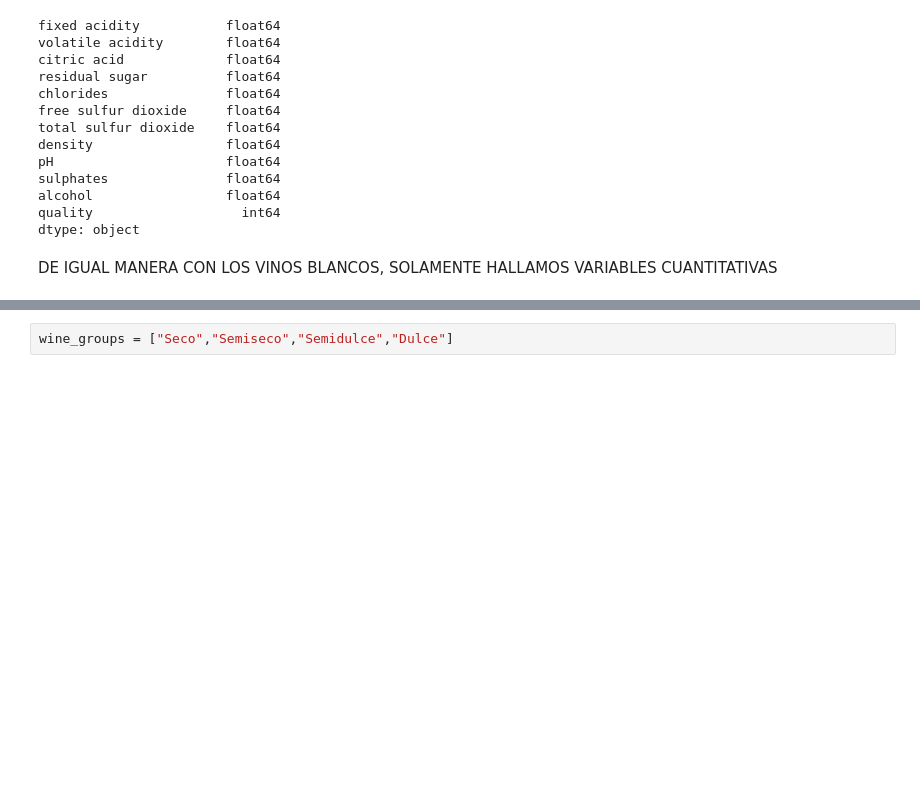
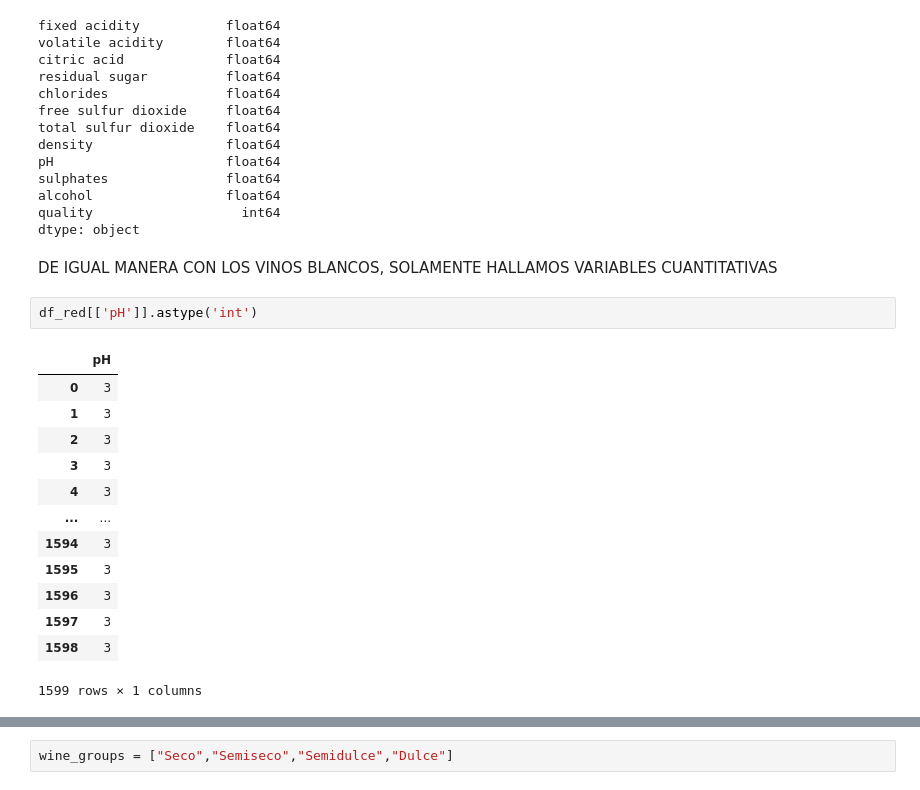
Before and after one commit to MiguelDoncel/prog_anal_datos, a Jupyter notebook: Parcial II/Wine/Wine/parcial.ipynb, the cells around one changed output, grey strips where cells are left out. Cells and saved outputs as stored; diff of their text form; blank space fills up the shorter version.

```diff
--- a/Parcial II/Wine/Wine/parcial.ipynb
+++ b/Parcial II/Wine/Wine/parcial.ipynb
@@ -143,3 +143,19 @@ quality                   int64
 dtype: object
 # %% [markdown]
 DE IGUAL MANERA CON LOS VINOS BLANCOS, SOLAMENTE HALLAMOS VARIABLES CUANTITATIVAS
+# %%
+df_red[['pH']].astype('int')
+# %% [output]
+|  | pH |
+| 0 | 3 |
+| 1 | 3 |
+| 2 | 3 |
+| 3 | 3 |
+| 4 | 3 |
+| ... | ... |
+| 1594 | 3 |
+| 1595 | 3 |
+| 1596 | 3 |
+| 1597 | 3 |
+| 1598 | 3 |
+1599 rows × 1 columns
```
Also changed, not shown: parts of 1 cell of this notebook, 5 other files.
